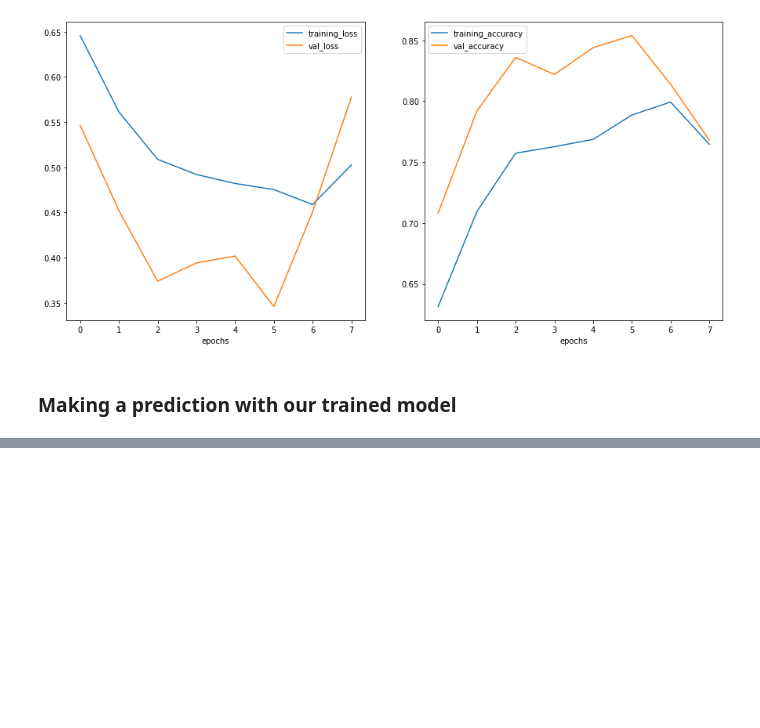
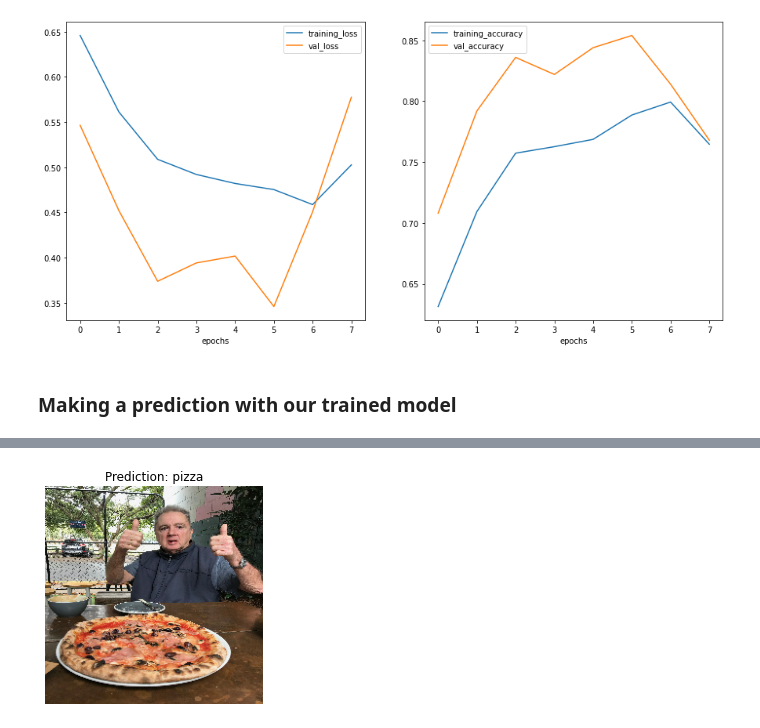
Before and after one commit to danchaud-vincent/tensorflow-deep-learning, a Jupyter notebook: 03_convolutional_neural_networks_in_tensorflow.ipynb, the cells around one changed output, grey strips where cells are left out. Saved outputs shown, nothing was run; the diff lists cells and outputs as text; code cells hidden in the pictures; blank space fills up the shorter version.

```diff
--- a/03_convolutional_neural_networks_in_tensorflow.ipynb
+++ b/03_convolutional_neural_networks_in_tensorflow.ipynb
@@ -1285,0 +1458,5 @@ plot_loss_curves(history_8_bis)
+# %%
+# prediction on a picture of pizza
+pred_and_plot(model_8, "03-pizza-dad.jpeg")
+# %% [output]
+[figure, added]
```
Also changed, not shown: parts of 16 cells of this notebook.
